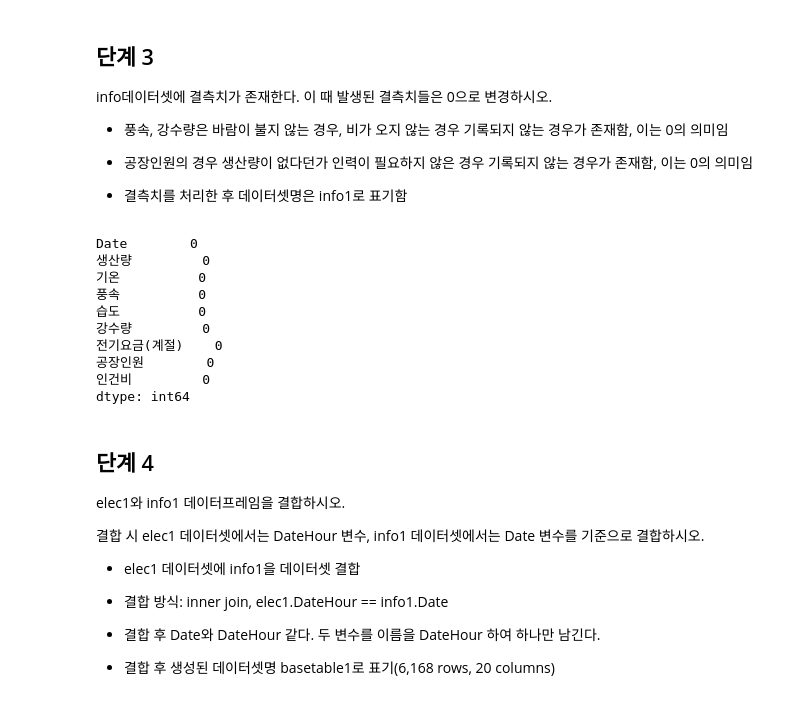
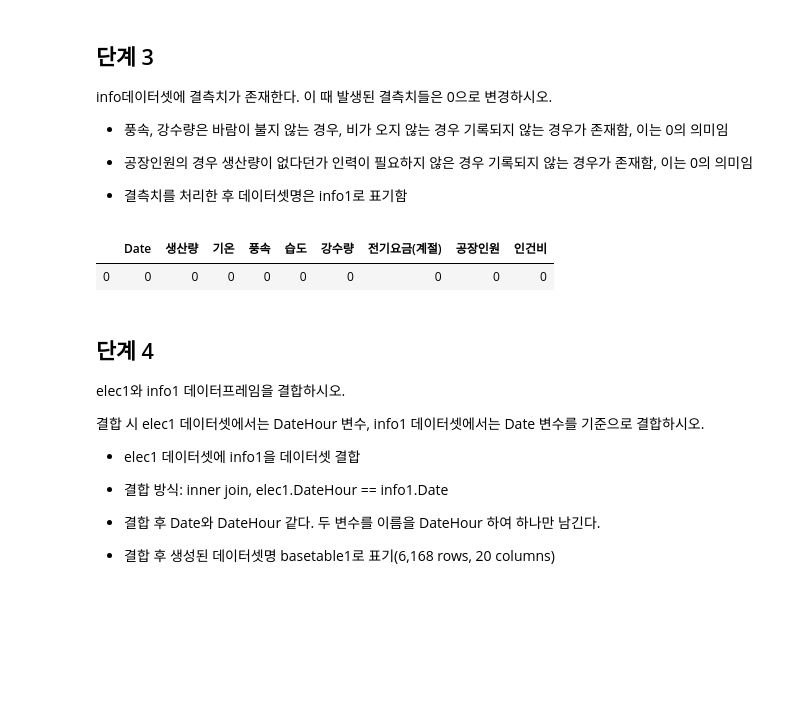
Before and after one commit to sunkusun9/DS_Lv3_2407, a Jupyter notebook: sec_ds_lv3_prob3_prob.ipynb, the cells around one changed output. Saved outputs shown, nothing was run; the diff lists cells and outputs as text; code cells hidden in the pictures; blank space fills up the shorter version.

```diff
--- a/sec_ds_lv3_prob3_prob.ipynb
+++ b/sec_ds_lv3_prob3_prob.ipynb
@@ -288,18 +302,11 @@ info데이터셋에 결측치가 존재한다. 이 때 발생된 결측치들은
 - 결측치를 처리한 후 데이터셋명은 info1로 표기함
 # %%
 df_info1 = df_info.fillna(0)
-df_info1.isna().sum()
+# 처리 후 결측치의 개수를 확인해봅니다.
+df_info1.isna().sum().to_frame().T
 # %% [output]
-Date        0
-생산량         0
-기온          0
-풍속          0
-습도          0
-강수량         0
-전기요금(계절)    0
-공장인원        0
-인건비         0
-dtype: int64
+|  | Date | 생산량 | 기온 | 풍속 | 습도 | 강수량 | 전기요금(계절) | 공장인원 | 인건비 |
+| 0 | 0 | 0 | 0 | 0 | 0 | 0 | 0 | 0 | 0 |
 # %% [markdown]
 ## 단계 4
 
```
Also changed, not shown: parts of 28 cells of this notebook.
